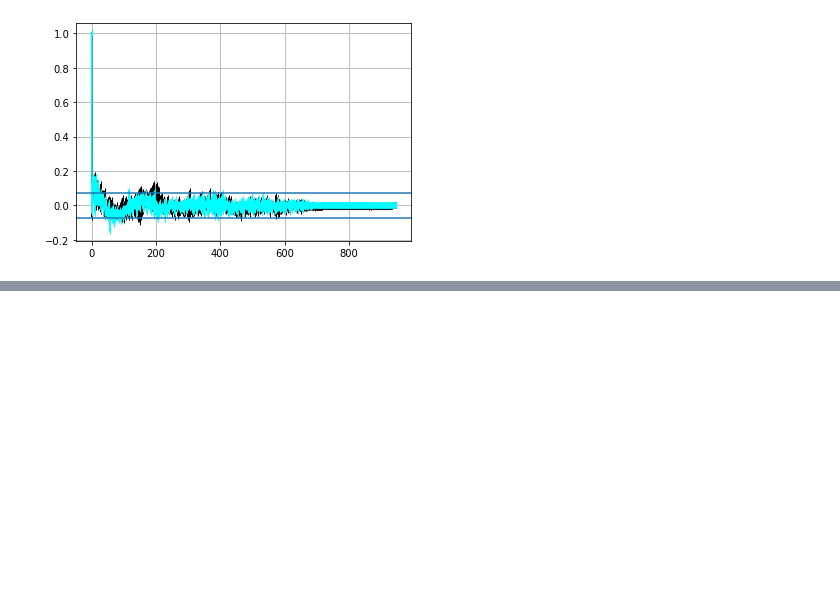
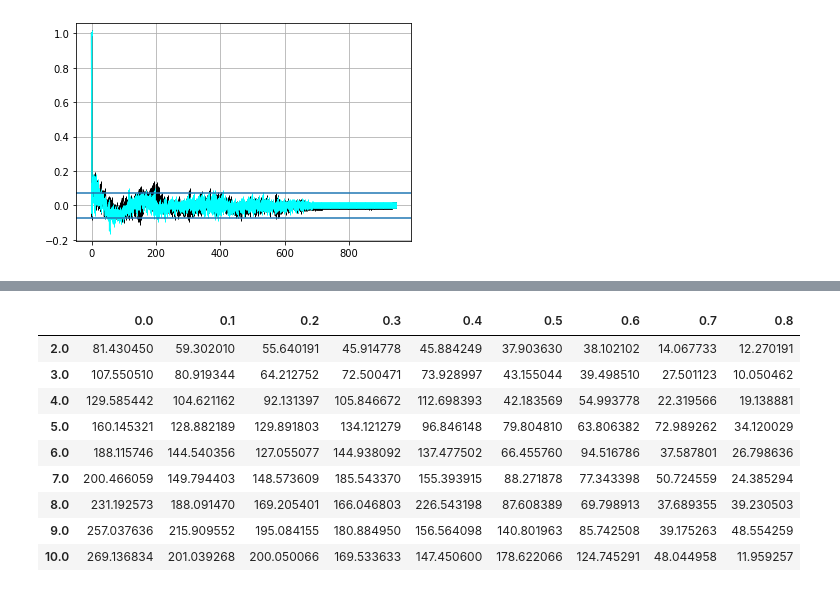
Before and after one commit to miguelcarcamov/csromer, a Jupyter notebook: framework_simulation_tests_csbasis.ipynb, the cells around one changed output, grey strips where cells are left out. Saved outputs shown, nothing was run; the diff lists cells and outputs as text; code cells hidden in the pictures; blank space fills up the shorter version.

```diff
--- a/framework_simulation_tests_csbasis.ipynb
+++ b/framework_simulation_tests_csbasis.ipynb
@@ -321,5 +335,16 @@ test_objs[9].rmse
 # %%
 import pandas as pd
 # %%
-pd.DataFrame(np.array_split([x.psnr for x in test_objs], len(remove_frac)), columns=remove_frac, index=nsigma)
+pd.DataFrame(np.array_split([x.psnr for x in test_objs], len(remove_frac)), columns=remove_frac, index=1/nsigma)
+# %% [output]
+|  | 0.0 | 0.1 | 0.2 | 0.3 | 0.4 | 0.5 | 0.6 | 0.7 | 0.8 |
+| 2.0 | 81.430450 | 59.302010 | 55.640191 | 45.914778 | 45.884249 | 37.903630 | 38.102102 | 14.067733 | 12.270191 |
+| 3.0 | 107.550510 | 80.919344 | 64.212752 | 72.500471 | 73.928997 | 43.155044 | 39.498510 | 27.501123 | 10.050462 |
+| 4.0 | 129.585442 | 104.621162 | 92.131397 | 105.846672 | 112.698393 | 42.183569 | 54.993778 | 22.319566 | 19.138881 |
+| 5.0 | 160.145321 | 128.882189 | 129.891803 | 134.121279 | 96.846148 | 79.804810 | 63.806382 | 72.989262 | 34.120029 |
+| 6.0 | 188.115746 | 144.540356 | 127.055077 | 144.938092 | 137.477502 | 66.455760 | 94.516786 | 37.587801 | 26.798636 |
+| 7.0 | 200.466059 | 149.794403 | 148.573609 | 185.543370 | 155.393915 | 88.271878 | 77.343398 | 50.724559 | 24.385294 |
+| 8.0 | 231.192573 | 188.091470 | 169.205401 | 166.046803 | 226.543198 | 87.608389 | 69.798913 | 37.689355 | 39.230503 |
+| 9.0 | 257.037636 | 215.909552 | 195.084155 | 180.884950 | 156.564098 | 140.801963 | 85.742508 | 39.175263 | 48.554259 |
+| 10.0 | 269.136834 | 201.039268 | 200.050066 | 169.533633 | 147.450600 | 178.622066 | 124.745291 | 48.044958 | 11.959257 |
 # %%
```
Also changed, not shown: parts of 15 cells of this notebook, 1 other file.
